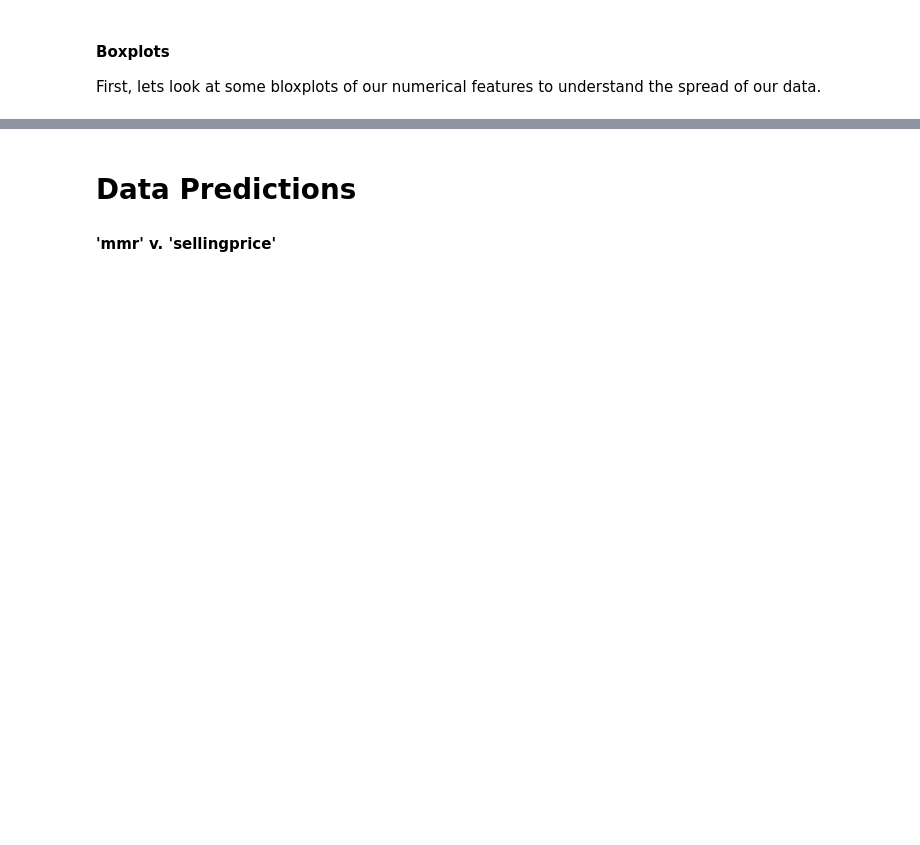
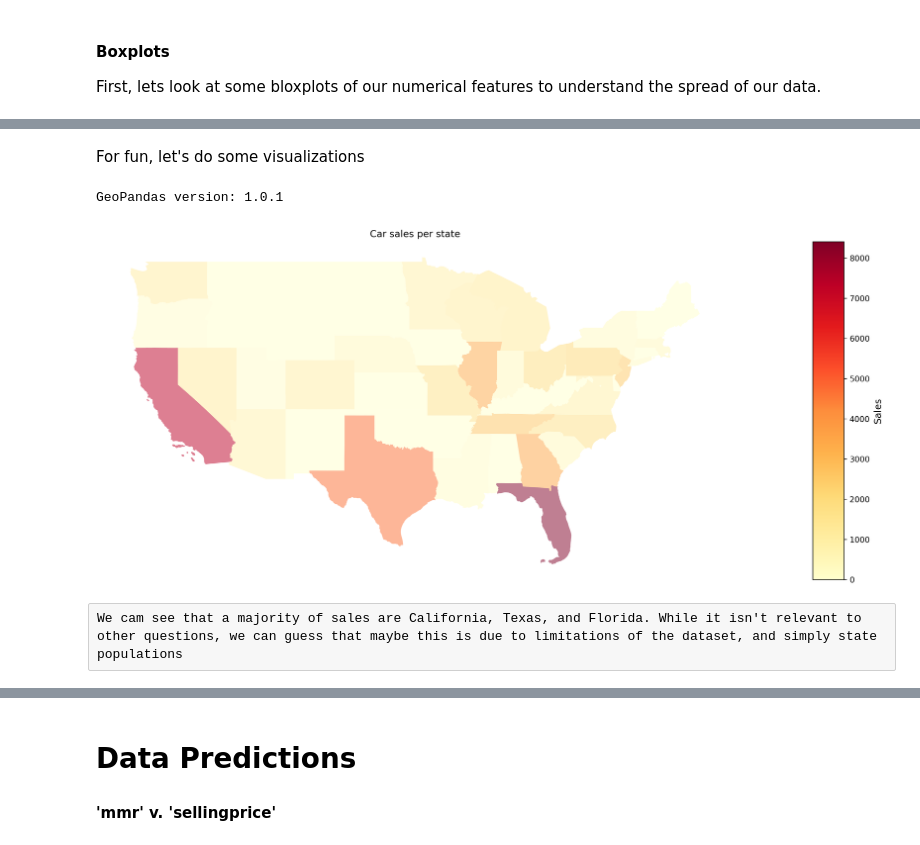
Before and after one commit to skyrez18/ds3870_final_project, a Jupyter notebook: FINAL.ipynb, the cells around one changed output, grey strips where cells are left out. Saved outputs shown, nothing was run; the diff lists cells and outputs as text; code cells hidden in the pictures; blank space fills up the shorter version.

Commit message:
Added visualizations... xgboost not quite finished-> need to run

```diff
--- a/FINAL.ipynb
+++ b/FINAL.ipynb
@@ -329,0 +299,55 @@ sns.heatmap(
+# %% [markdown]
+For fun, let's do some visualizations
+# %%
+import geopandas as gpd
+import pandas as pd
+import matplotlib.pyplot as plt
+#https://geopandas.org/en/stable/docs/user_guide/mapping.html
+
+# Verify the installation by printing the version
+print(f"GeoPandas version: {gpd.__version__}")
+
+gdf = gpd.read_file('tl_2024_us_state/tl_2024_us_state.shp') #read file from US census
+gdf = gdf.to_crs("EPSG:4326")
+
+df2 = pd.read_csv('cleaned_car_prices.csv')
+
+sales_counts = df2['state'].value_counts().reset_index()
+sales_counts.rename(columns={'state':'STUSPS'}, inplace=True) # rename for merge
+sales_counts['STUSPS'] = sales_counts['STUSPS'].str.upper() # uppercase for merge
+
+merged_df = gdf.merge(sales_counts, how='left', on='STUSPS')
+
+non_continental = ['HI','VI','MP','GU','AK','AS','PR']
+us49 = merged_df
+for n in non_continental:
+    us49 = us49[us49.STUSPS != n]
+
+# format and convert NaN's to zeroes
+us49.rename(columns={'count':'NUM_SALES'}, inplace=True)
+us49.fillna(0, inplace=True)
+
+from mpl_toolkits.axes_grid1 import make_axes_locatable
+from matplotlib.pyplot import colormaps
+
+# Source for function https://medium.com/@jl_ruiz/plot-maps-from-the-us-census-bureau-using-geopandas-and-contextily-in-python-df787647ef77
+def StatesPlot(df,data, cmap):
+    f,ax = plt.subplots(1,1, figsize=(15,10),
+    sharex=True, sharey=True, dpi=300)
+    f.tight_layout()
+    plt.title('Car sales per state')
+    ax.set_axis_off()
+    divider = make_axes_locatable(ax)
+    cax = divider.append_axes("right", size="4%",
+    pad=0.1,alpha=0.01)
+    df.plot(data, ax=ax, alpha=0.5, cmap=cmap,
+    edgecolor='none', legend=True, cax=cax, linewidth=0.3)
+    plt.ylabel('Sales', fontsize=12)
+    plt.show()
+
+StatesPlot(us49, 'NUM_SALES', cmap='YlOrRd')
+# %% [output]
+GeoPandas version: 1.0.1
+[figure, added]
+# %% [raw]
+We cam see that a majority of sales are California, Texas, and Florida. While it isn't relevant to other questions, we can guess that maybe this is due to limitations of the dataset, and simply state populations
```
Also changed, not shown: parts of 37 cells of this notebook.
